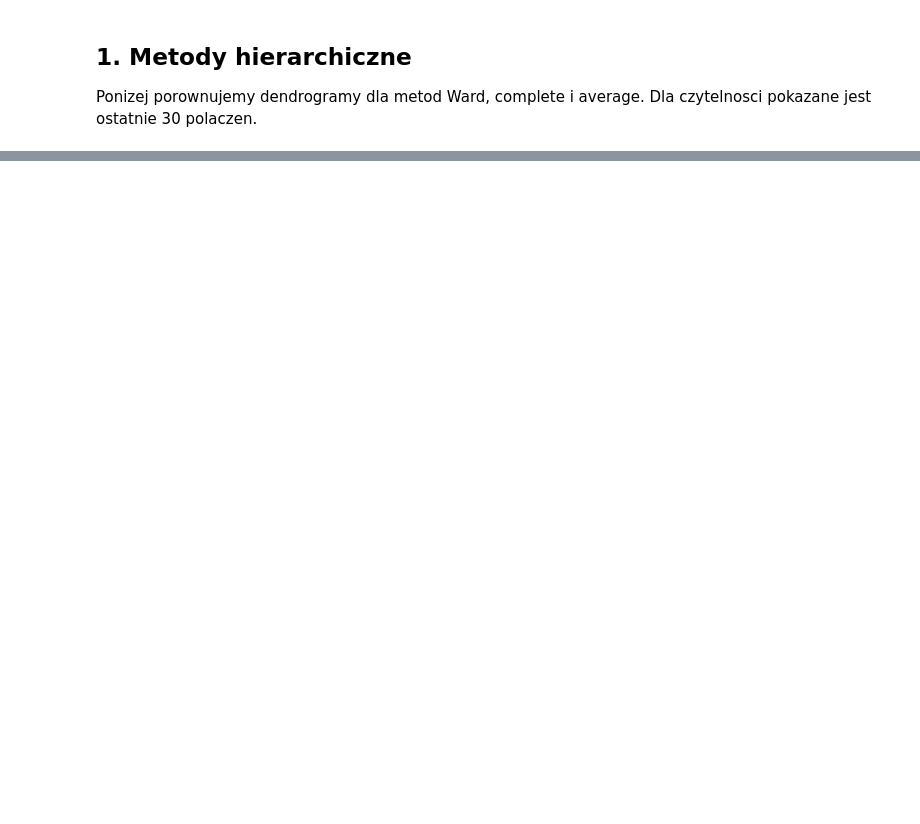
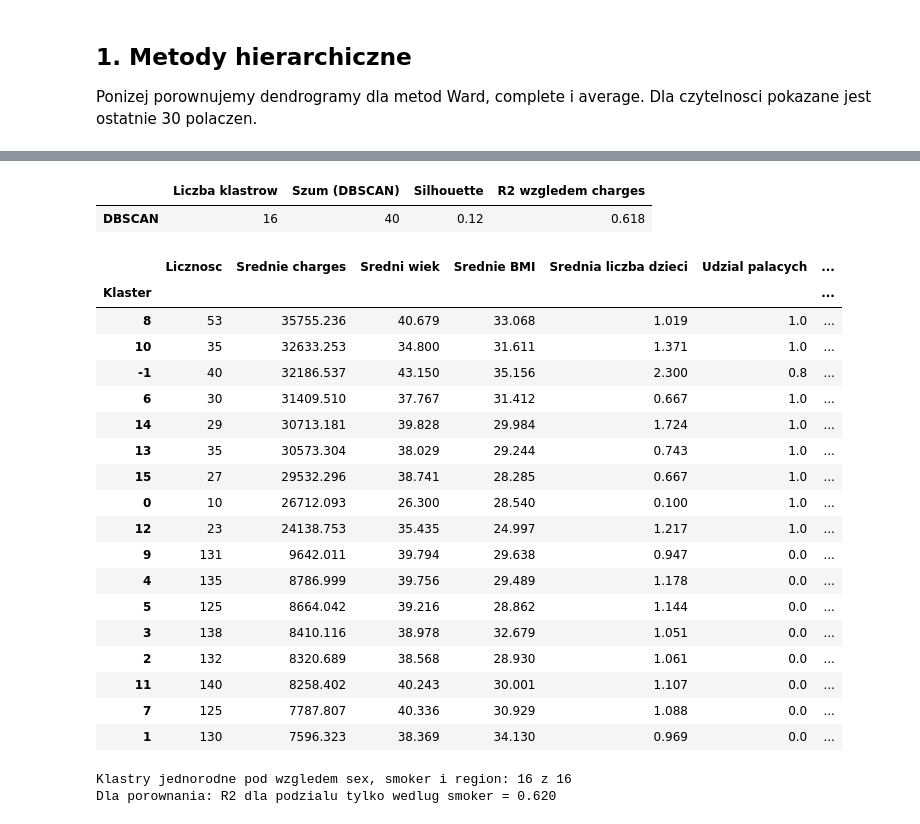
Before and after one commit to Tomaszlek/ED, a Jupyter notebook: ED_PS3_TJ_KS.ipynb, the cells around one changed output, grey strips where cells are left out. Saved outputs shown, nothing was run; the diff lists cells and outputs as text; code cells hidden in the pictures; blank space fills up the shorter version.

```diff
--- a/ED_PS3_TJ_KS.ipynb
+++ b/ED_PS3_TJ_KS.ipynb
@@ -77,0 +194,35 @@ plt.close(fig)
+# %%
+etykiety_dbscan = DBSCAN(eps=eps_dbscan, min_samples=min_samples_dbscan).fit_predict(X_scaled)
+display(pd.DataFrame([ocen_podzial(etykiety_dbscan)], index=['DBSCAN']).round(3))
+
+profil_dbscan = profil_klastrow(etykiety_dbscan)
+display(profil_dbscan.sort_values('Srednie charges', ascending=False).round(3))
+
+kombinacje_w_klastrach = df.groupby(etykiety_dbscan)[['sex', 'smoker', 'region']].nunique().drop(index=-1)
+print(f'Klastry jednorodne pod wzgledem sex, smoker i region: {(kombinacje_w_klastrach.max(axis=1) == 1).sum()} z {len(kombinacje_w_klastrach)}')
+srednie_wg_smoker = y.groupby(df['smoker']).transform('mean')
+print(f'Dla porownania: R2 dla podzialu tylko wedlug smoker = {r2_score(y, srednie_wg_smoker):.3f}')
+# %% [output]
+|  | Liczba klastrow | Szum (DBSCAN) | Silhouette | R2 wzgledem charges |
+| DBSCAN | 16 | 40 | 0.12 | 0.618 |
+|  | Licznosc | Srednie charges | Sredni wiek | Srednie BMI | Srednia liczba dzieci | Udzial palacych | ... |
+| Klaster |  |  |  |  |  |  | ... |
+| 8 | 53 | 35755.236 | 40.679 | 33.068 | 1.019 | 1.0 | ... |
+| 10 | 35 | 32633.253 | 34.800 | 31.611 | 1.371 | 1.0 | ... |
+| -1 | 40 | 32186.537 | 43.150 | 35.156 | 2.300 | 0.8 | ... |
+| 6 | 30 | 31409.510 | 37.767 | 31.412 | 0.667 | 1.0 | ... |
+| 14 | 29 | 30713.181 | 39.828 | 29.984 | 1.724 | 1.0 | ... |
+| 13 | 35 | 30573.304 | 38.029 | 29.244 | 0.743 | 1.0 | ... |
+| 15 | 27 | 29532.296 | 38.741 | 28.285 | 0.667 | 1.0 | ... |
+| 0 | 10 | 26712.093 | 26.300 | 28.540 | 0.100 | 1.0 | ... |
+| 12 | 23 | 24138.753 | 35.435 | 24.997 | 1.217 | 1.0 | ... |
+| 9 | 131 | 9642.011 | 39.794 | 29.638 | 0.947 | 0.0 | ... |
+| 4 | 135 | 8786.999 | 39.756 | 29.489 | 1.178 | 0.0 | ... |
+| 5 | 125 | 8664.042 | 39.216 | 28.862 | 1.144 | 0.0 | ... |
+| 3 | 138 | 8410.116 | 38.978 | 32.679 | 1.051 | 0.0 | ... |
+| 2 | 132 | 8320.689 | 38.568 | 28.930 | 1.061 | 0.0 | ... |
+| 11 | 140 | 8258.402 | 40.243 | 30.001 | 1.107 | 0.0 | ... |
+| 7 | 125 | 7787.807 | 40.336 | 30.929 | 1.088 | 0.0 | ... |
+| 1 | 130 | 7596.323 | 38.369 | 34.130 | 0.969 | 0.0 | ... |
+Klastry jednorodne pod wzgledem sex, smoker i region: 16 z 16
+Dla porownania: R2 dla podzialu tylko wedlug smoker = 0.620
```
Also changed, not shown: parts of 21 cells of this notebook.
